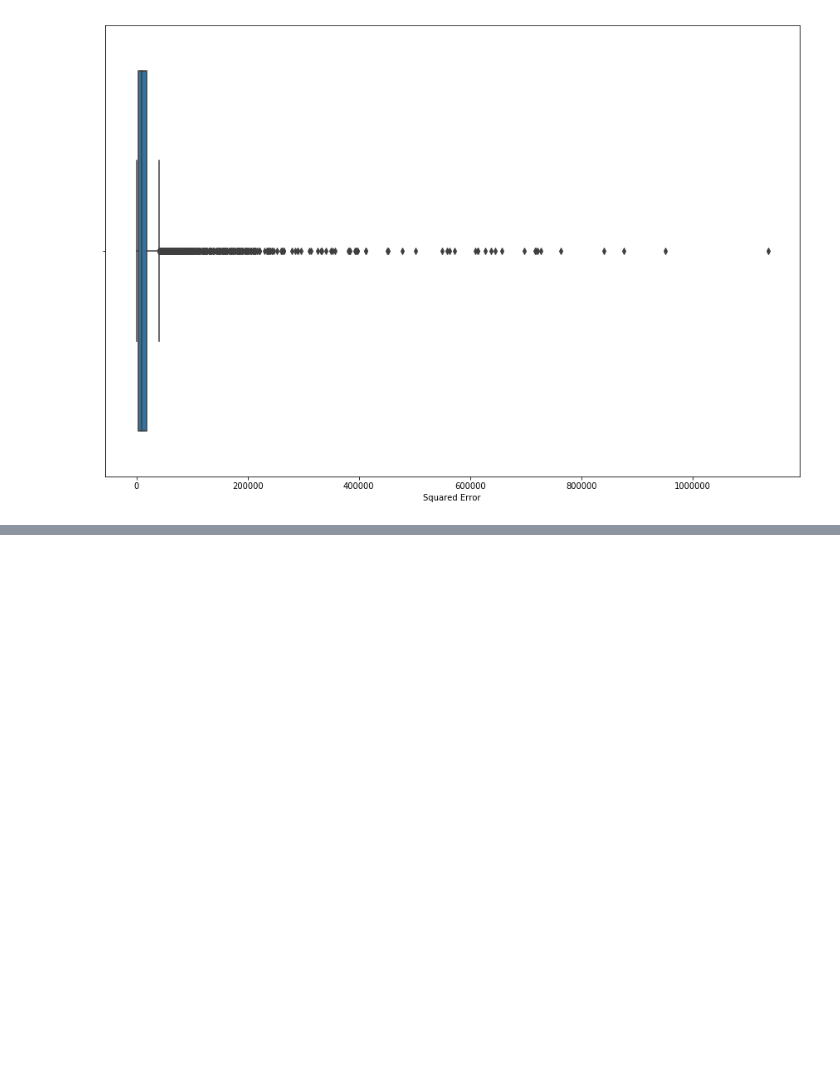
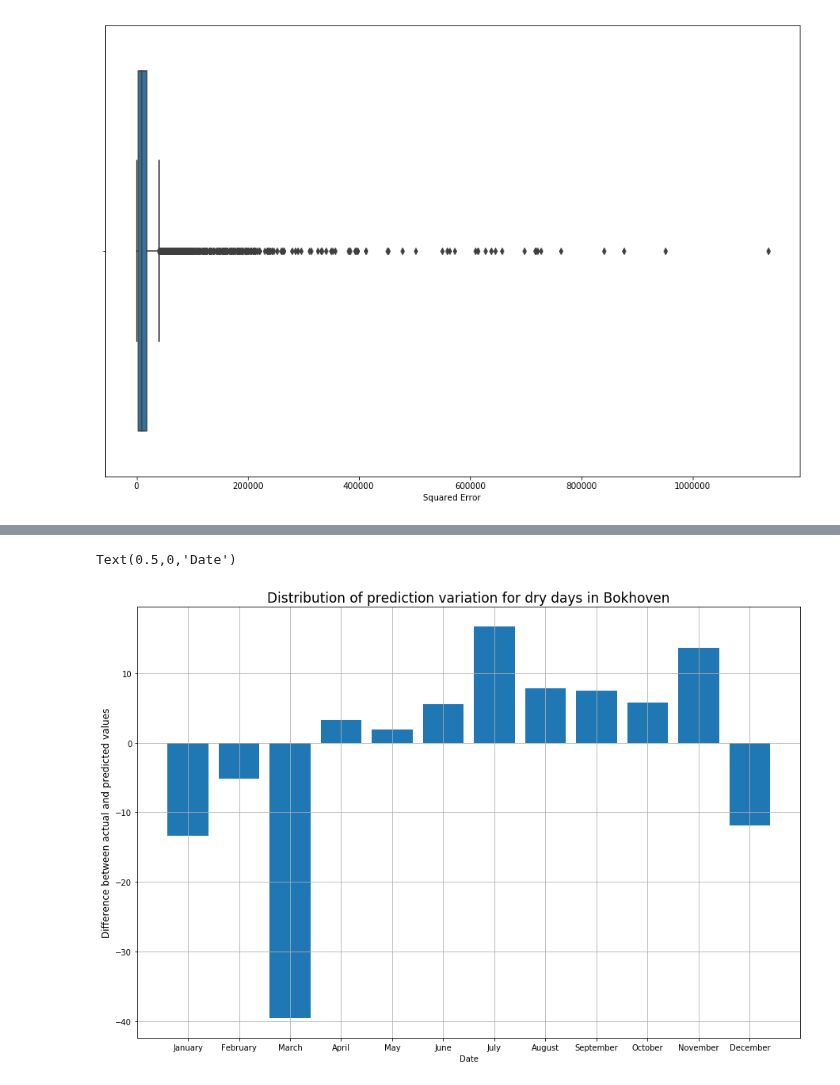
Before and after one commit to rogertian0707/jbg060, a Jupyter notebook: code/Error Visualizations.ipynb, the cells around one changed output, grey strips where cells are left out. Drawn from its saved outputs; the diff is of its cells as text; code cells hidden in the pictures; blank space fills up the shorter version.

```diff
--- a/code/Error Visualizations.ipynb
+++ b/code/Error Visualizations.ipynb
@@ -131,0 +230,13 @@ sns.boxplot(dry['Squared Error']);
+# %%
+month = df.groupby('Month', sort=False)[['diff']].mean()
+# %%
+plt.figure(figsize=(15,10))
+plt.bar(month.index, month['diff'])
+plt.title("Distribution of prediction variation for dry days in Bokhoven", fontsize = 17)
+plt.grid()
+plt.ylabel('Difference between actual and predicted values', fontsize = 12)
+plt.xlabel('Month')
+#plt.savefig('../graphs/errordist.png');
+# %% [output]
+Text(0.5,0,'Date')
+[figure, added]
```
Also changed, not shown: parts of 8 cells of this notebook, 5 other files.
